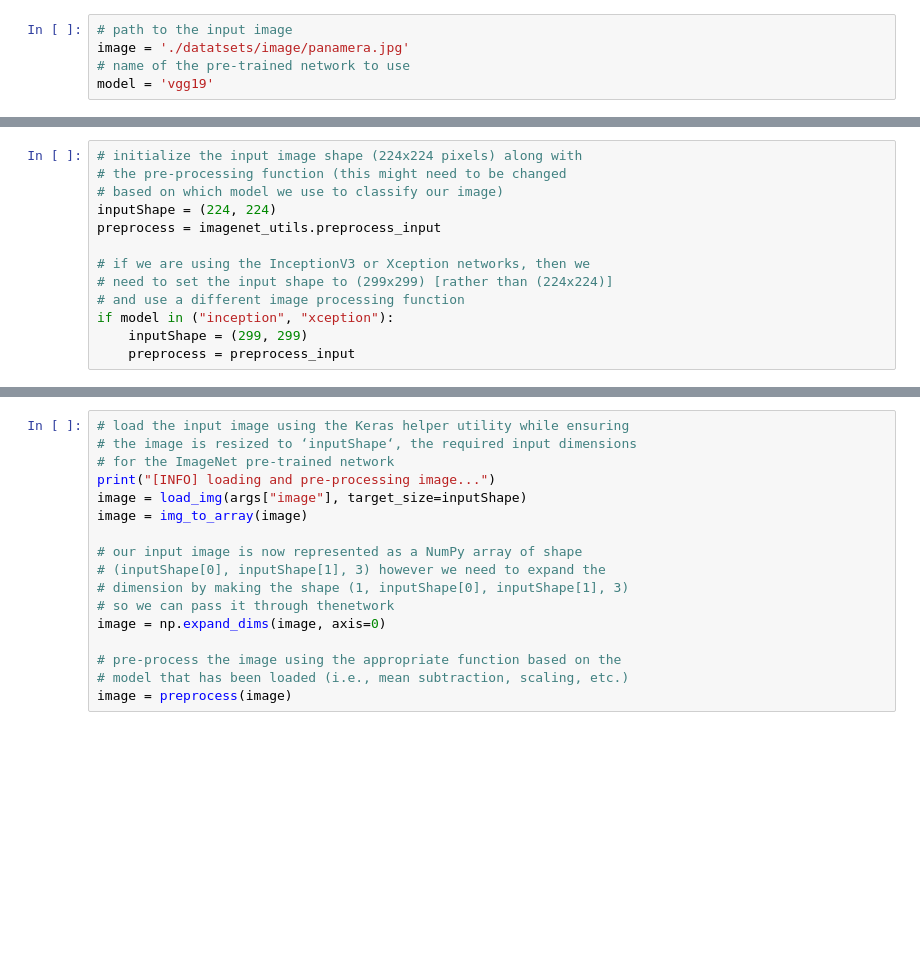
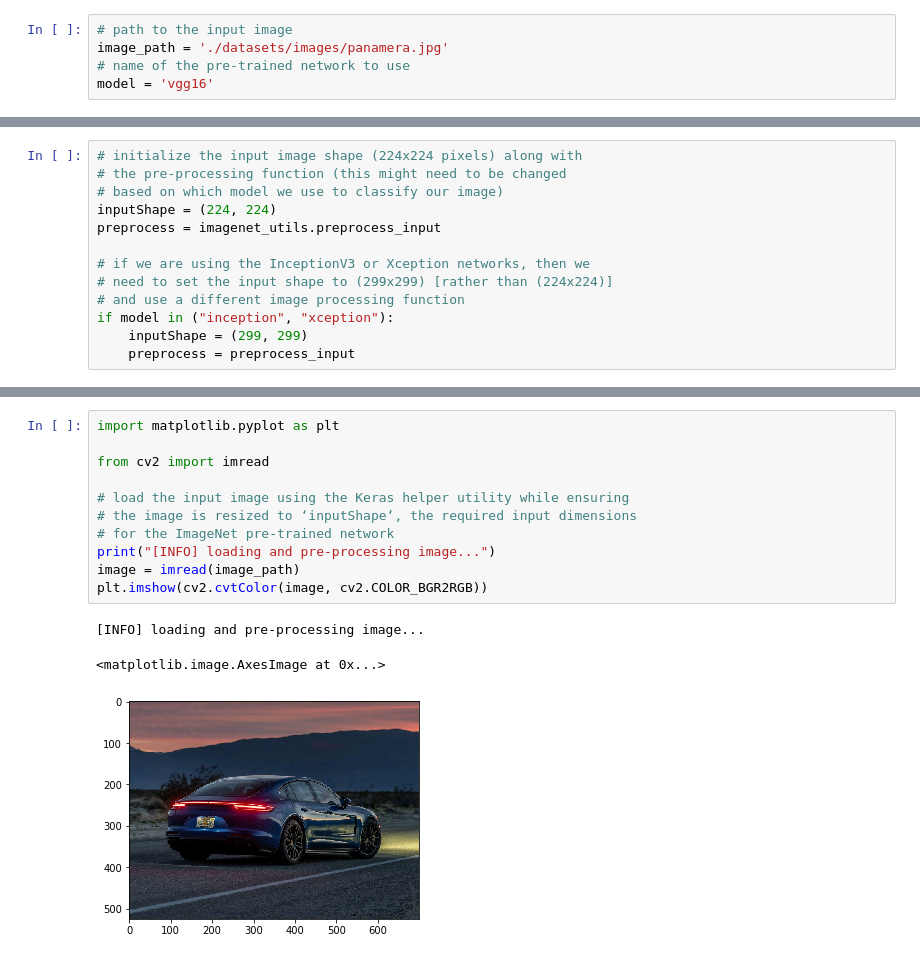
Before and after one commit to pedro-abundio-wang/computer-vision, a Jupyter notebook: notebooks/deep-learning-for-computer-vision-with-python/120_Keras_Model_Pretrained.ipynb, the cells around one changed output, grey strips where cells are left out. Drawn from its saved outputs; the diff is of its cells as text; blank space fills up the shorter version.

```diff
--- a/notebooks/deep-learning-for-computer-vision-with-python/120_Keras_Model_Pretrained.ipynb
+++ b/notebooks/deep-learning-for-computer-vision-with-python/120_Keras_Model_Pretrained.ipynb
@@ -17,8 +19,8 @@ import cv2
 # %%
 # path to the input image
-image = './datatsets/image/panamera.jpg'
+image_path = './datasets/images/panamera.jpg'
 # name of the pre-trained network to use
-model = 'vgg19'
+model = 'vgg16'
 # %%
 # define a dictionary that maps model names to their classes inside Keras
 MODELS = {
@@ -58,17 +58,15 @@ KeyboardInterrupt:
-# %%
-# load the input image using the Keras helper utility while ensuring
-# the image is resized to ‘inputShape‘, the required input dimensions
-# for the ImageNet pre-trained network
-print("[INFO] loading and pre-processing image...")
-image = load_img(args["image"], target_size=inputShape)
-image = img_to_array(image)
-
-# our input image is now represented as a NumPy array of shape
-# (inputShape[0], inputShape[1], 3) however we need to expand the
-# dimension by making the shape (1, inputShape[0], inputShape[1], 3)
-# so we can pass it through thenetwork
-image = np.expand_dims(image, axis=0)
-
-# pre-process the image using the appropriate function based on the
-# model that has been loaded (i.e., mean subtraction, scaling, etc.)
-image = preprocess(image)
+# %%
+import matplotlib.pyplot as plt
+
+from cv2 import imread
+
+# load the input image using the Keras helper utility while ensuring
+# the image is resized to ‘inputShape‘, the required input dimensions
+# for the ImageNet pre-trained network
+print("[INFO] loading and pre-processing image...")
+image = imread(image_path)
+plt.imshow(cv2.cvtColor(image, cv2.COLOR_BGR2RGB))
+# %% [output]
+[INFO] loading and pre-processing image...
+<matplotlib.image.AxesImage at 0x...>
+[figure, added]
```
Also changed, not shown: parts of 7 cells of this notebook, 2 other files.
